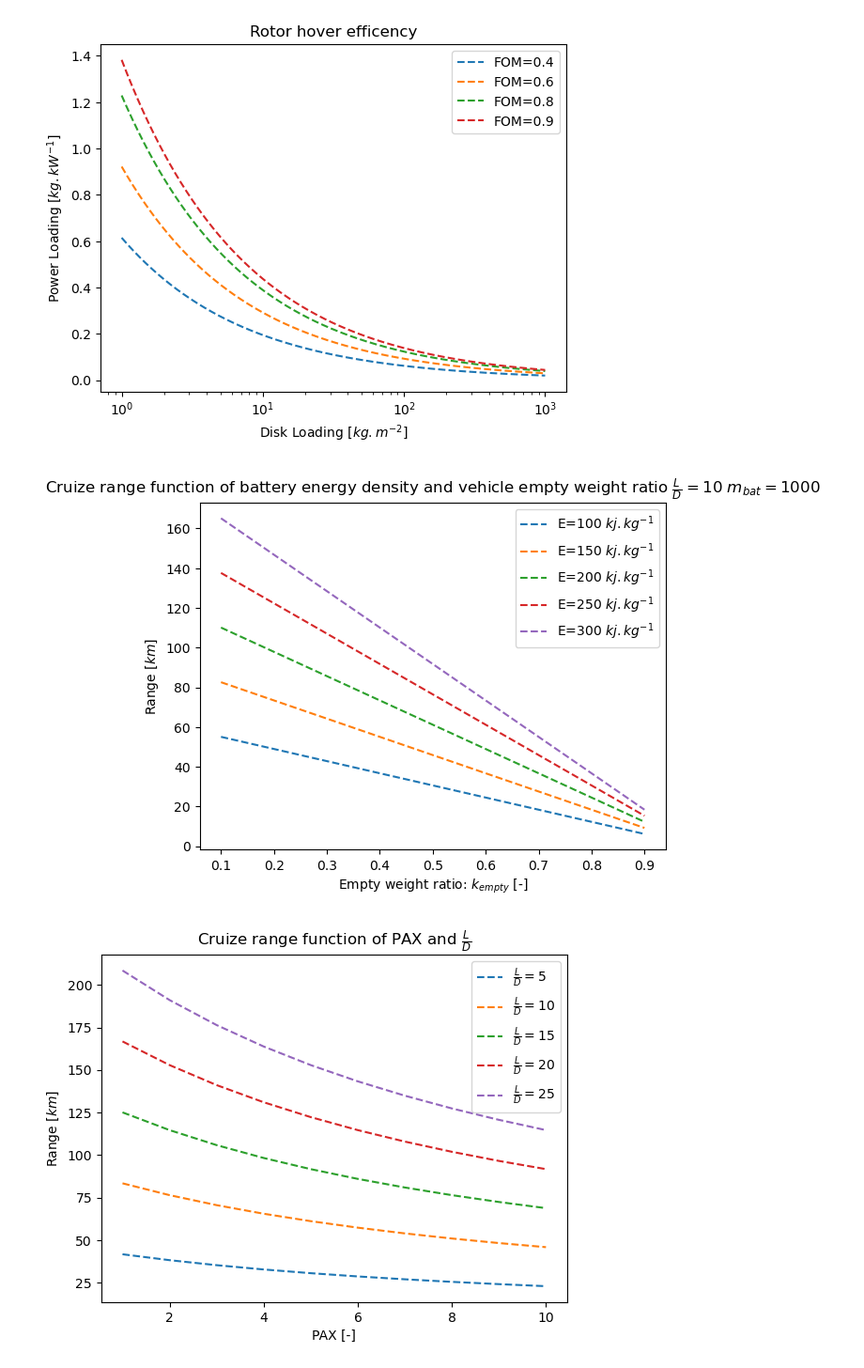
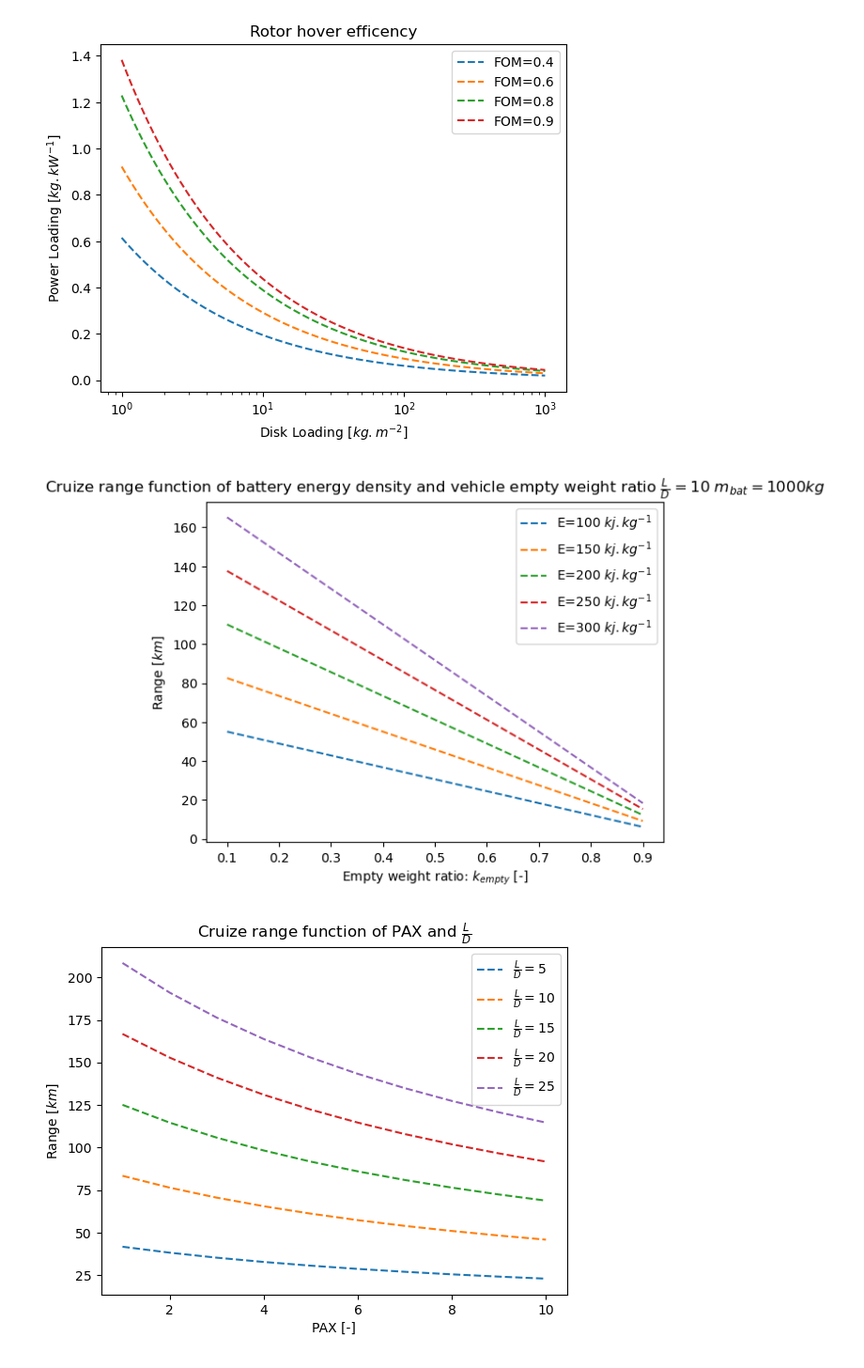
Before and after one commit to clementnardari/Sizing_eVTOL, a Jupyter notebook: Design.ipynb, the cells around one changed output. Shown at 94% size. Drawn from its saved outputs; the diff is of its cells as text; code cells hidden in the pictures.

```diff
--- a/Design.ipynb
+++ b/Design.ipynb
@@ -76,28 +78,29 @@ plt.show()
 # %%
 x0=np.linspace(0.1,0.9,9)
 
 vect_mtot=np.vectorize(mtot)
 vect_eRange=np.vectorize(eRange)
 y0=vect_eRange(100,10,1000,vect_mtot(x0,1000,500))
 y1=vect_eRange(150,10,1000,vect_mtot(x0,1000,500))
 y2=vect_eRange(200,10,1000,vect_mtot(x0,1000,500))
 y3=vect_eRange(250,10,1000,vect_mtot(x0,1000,500))
 y4=vect_eRange(300,10,1000,vect_mtot(x0,1000,500))
 
 f0 = interp1d(x0, y0, kind='quadratic')
 f1 = interp1d(x0, y1, kind='quadratic')
 f2 = interp1d(x0, y2, kind='quadratic')
 f3 = interp1d(x0, y3, kind='quadratic')
 f4 = interp1d(x0, y4, kind='quadratic')
 
 plt.plot(x0 , f0(x0), '--', x0 , f1(x0) , '--', x0, f2(x0), '--', x0, f3(x0), '--', x0, f4(x0), '--')
 plt.legend([r'E=100 $kj.kg^{-1}$',r'E=150 $kj.kg^{-1}$',r'E=200 $kj.kg^{-1}$',r'E=250 $kj.kg^{-1}$',r'E=300 $kj.kg^{-1}$'], loc='best')
 plt.xlabel(r'Empty weight ratio: $k_{empty}$ [-]')
 plt.ylabel(r'Range [$km$]')
-plt.title(r'Cruize range function of battery energy density and vehicle empty weight ratio $\frac{L}{D}=10$ $m_{bat}=1000$')
+plt.title(r'Cruize range function of battery energy density and vehicle empty weight ratio $\frac{L}{D}=10$ $m_{bat}=1000 kg$')
+plt.savefig('Docs/k_empty_R_E.png')
 plt.show()
 # %% [output]
-[figure, old version]
+[figure, new version]
 # %%
 x0=np.linspace(1,10,10)
 
```
Also changed, not shown: parts of 7 cells of this notebook.
